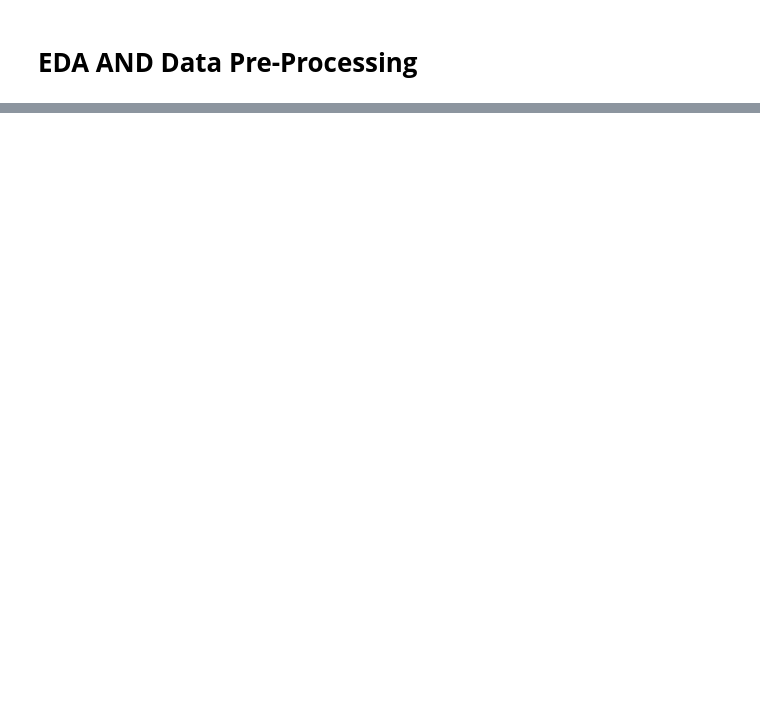
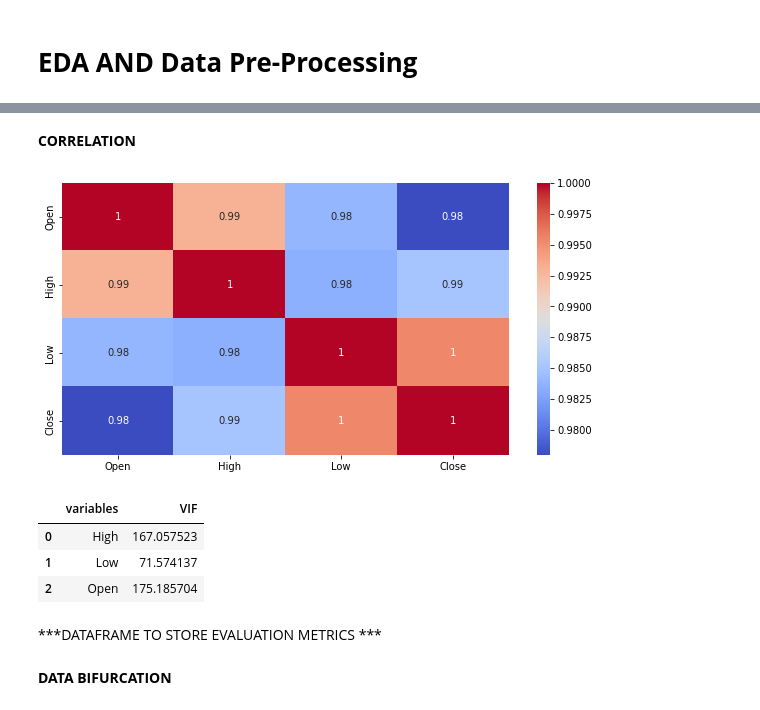
Before and after one commit to shashankbhatia15/Yes-Bank-Stock-Closing-Price-Prediction, a Jupyter notebook: Yes_Bank_Stock_Closing_Price_Prediction_Capstone_Project.ipynb, the cells around one changed output, grey strips where cells are left out. Cells and saved outputs as stored; diff of their text form; code cells hidden in the pictures; blank space fills up the shorter version.

```diff
--- a/Yes_Bank_Stock_Closing_Price_Prediction_Capstone_Project.ipynb
+++ b/Yes_Bank_Stock_Closing_Price_Prediction_Capstone_Project.ipynb
@@ -88,2 +111,5 @@ memory usage: 7.4+ KB
+# %%
+#copying data to preserve orignal file
+df1= df.copy()
 # %% [markdown]
 # **EDA AND Data Pre-Processing**
@@ -103,0 +227,9 @@ df.head(1)
+# %% [markdown]
+**CORRELATION**
+# %%
+#correlation plot
+plt.figure(figsize=(10,5))
+sns.heatmap(df1.corr(), annot = True, cmap='coolwarm')
+plt.show()
+# %% [output]
+[figure, added]
@@ -103,0 +247,9 @@ df.head(1)
+# %%
+calc_vif(dep_var)
+# %% [output]
+|  | variables | VIF |
+| 0 | High | 167.057523 |
+| 1 | Low | 71.574137 |
+| 2 | Open | 175.185704 |
+# %% [markdown]
+***DATAFRAME TO STORE EVALUATION METRICS ***
@@ -103,0 +260,2 @@ df.head(1)
+# %% [markdown]
+**DATA BIFURCATION**
```
Also changed, not shown: parts of 106 cells of this notebook.
